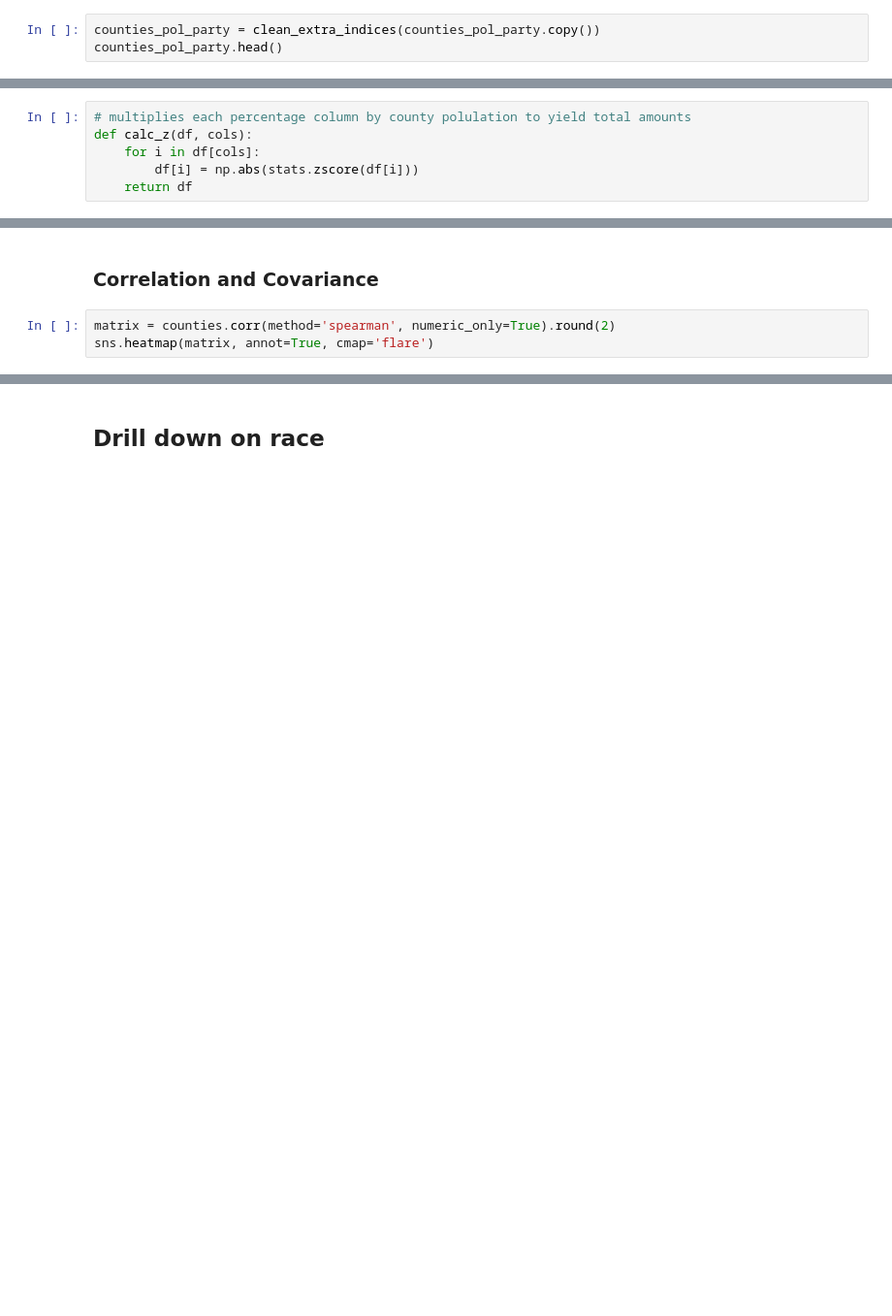
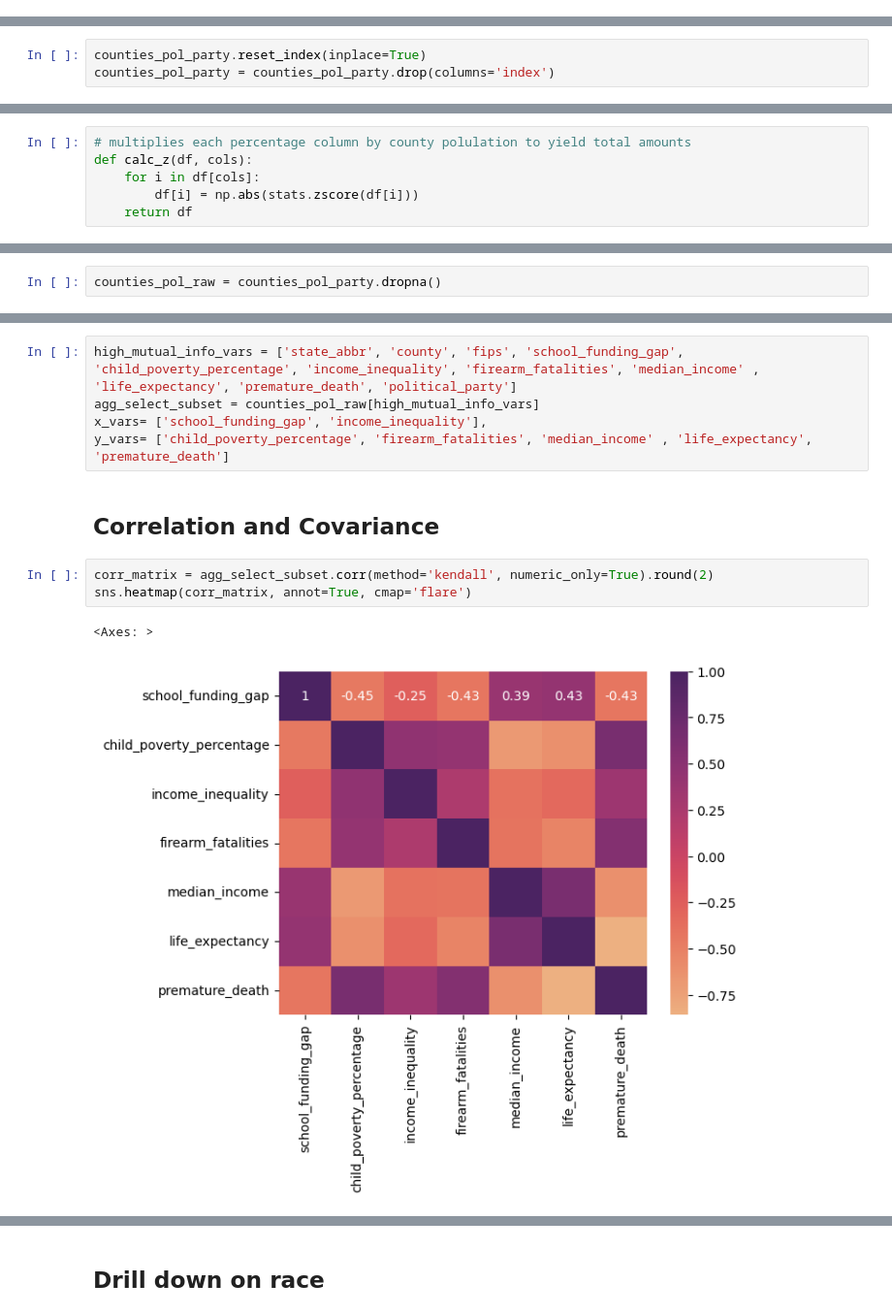
Before and after one commit to mapsg91/CapstoneII_MG, a Jupyter notebook: data/Clean Data/selected_vars/clean_select_features.ipynb, the cells around one changed output, grey strips where cells are left out. Shown at 97% size. Drawn from its saved outputs; the diff is of its cells as text; blank space fills up the shorter version.

```diff
--- a/data/Clean Data/selected_vars/clean_select_features.ipynb
+++ b/data/Clean Data/selected_vars/clean_select_features.ipynb
@@ -193,3 +205,0 @@ def clean_extra_indices(df):
-# %%
-counties_pol_party = clean_extra_indices(counties_pol_party.copy())
-counties_pol_party.head()
@@ -232,0 +258,3 @@ all_sets['race'] = all_sets['race'].astype('category')
+# %%
+counties_pol_party.reset_index(inplace=True)
+counties_pol_party = counties_pol_party.drop(columns='index')
@@ -335,0 +387,2 @@ print(mutual_info_df)
+# %%
+counties_pol_raw = counties_pol_party.dropna()
@@ -352,5 +456,13 @@ z_counties.describe()
+# %%
+high_mutual_info_vars = ['state_abbr', 'county', 'fips', 'school_funding_gap', 'child_poverty_percentage', 'income_inequality', 'firearm_fatalities', 'median_income' , 'life_expectancy', 'premature_death', 'political_party']
+agg_select_subset = counties_pol_raw[high_mutual_info_vars]
+x_vars= ['school_funding_gap', 'income_inequality'],
+y_vars= ['child_poverty_percentage', 'firearm_fatalities', 'median_income' , 'life_expectancy', 'premature_death']
 # %% [markdown]
-### Correlation and Covariance
+## Correlation and Covariance
-# %%
-matrix = counties.corr(method='spearman', numeric_only=True).round(2)
-sns.heatmap(matrix, annot=True, cmap='flare')
+# %%
+corr_matrix = agg_select_subset.corr(method='kendall', numeric_only=True).round(2)
+sns.heatmap(corr_matrix, annot=True, cmap='flare')
+# %% [output]
+<Axes: >
+[figure, added]
```
Also changed, not shown: parts of 96 cells of this notebook, 1 other file.
